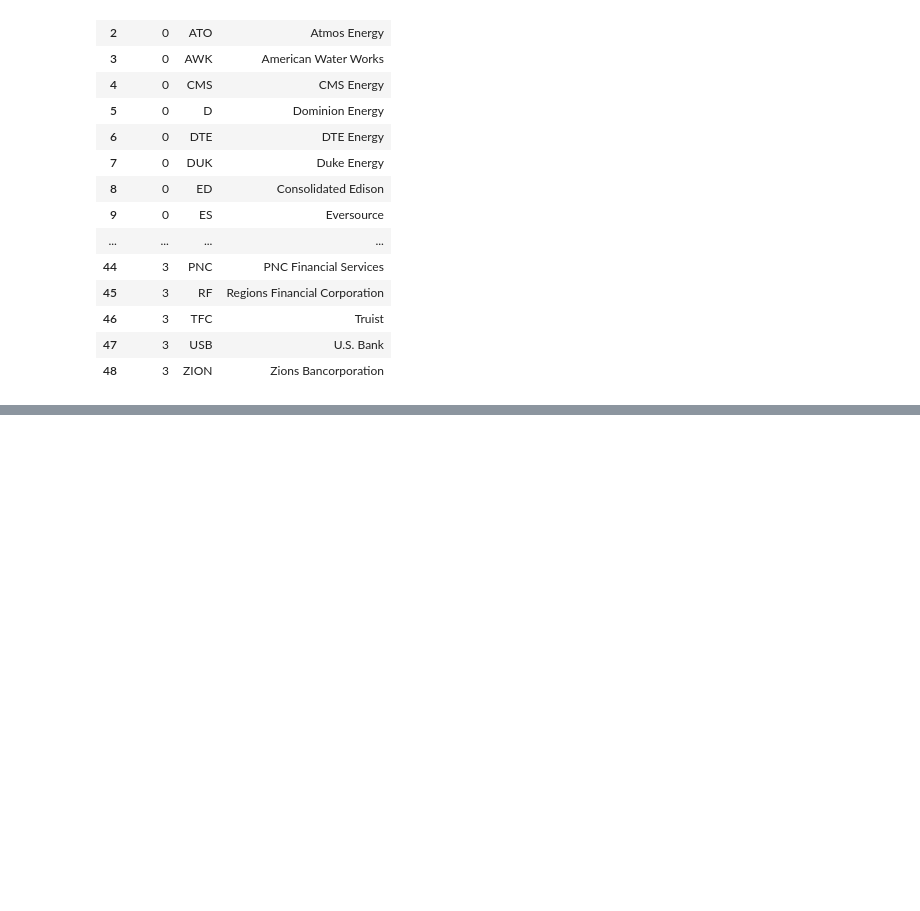
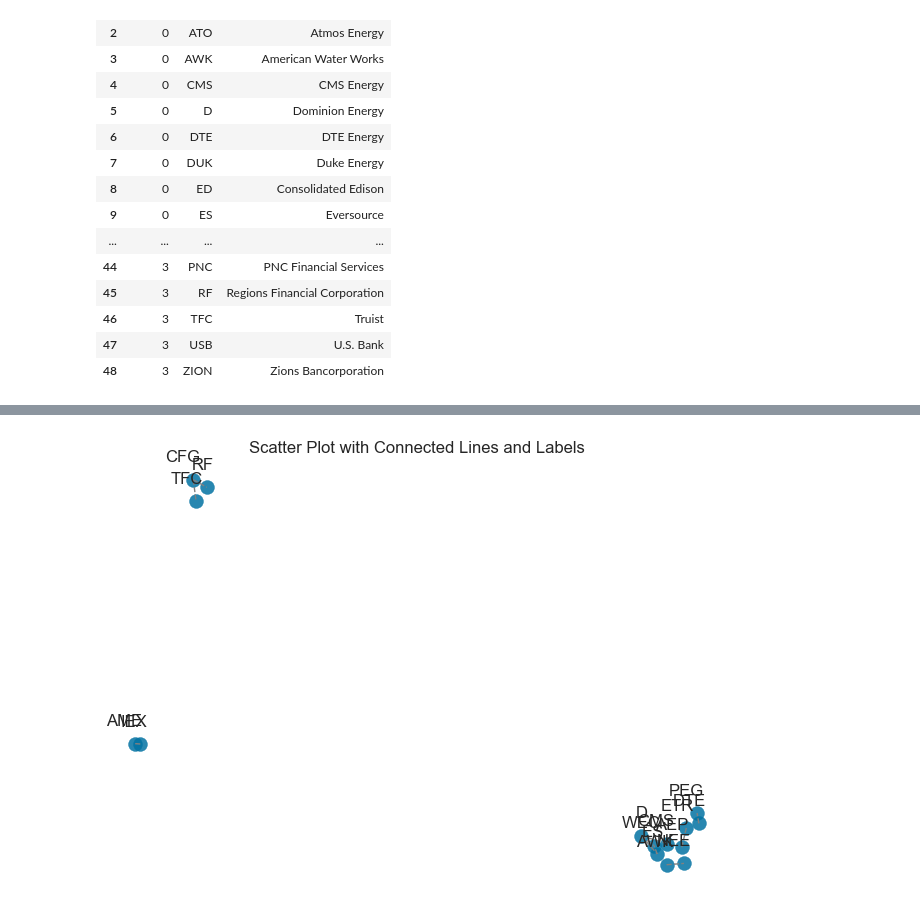
Before and after one commit to dasoaujisi/FDS-Project, a Jupyter notebook: Pair_Selection.ipynb, the cells around one changed output, grey strips where cells are left out. Saved outputs shown, nothing was run; the diff lists cells and outputs as text; code cells hidden in the pictures; blank space fills up the shorter version.

```diff
--- a/Pair_Selection.ipynb
+++ b/Pair_Selection.ipynb
@@ -22,6 +23,7 @@ import requests
 %run -i -e main.ipynb
 # %%
 selected_clusters = pd.DataFrame(DBSCAN_cluster.copy())
+train_data = data.copy()
 selected_clusters
 # %% [output]
 |  | Cluster | Stock | Stock_Name |
@@ -43,4 +45,5 @@ selected_clusters
 | 48 | 3 | ZION | Zions Bancorporation |
 # %%
 selected_clusters.loc[selected_clusters["Cluster"] == 1, "Stock"]
-selected_clusters["Cluster"].unique()
+# Filter the DataFrame based on the tickers in the specified cluster
+selected_data = train_data[selected_clusters["Stock"]]
@@ -49,5 +50,5 @@ array([0, 1, 2, 3], dtype=int64)
 # %%
-corr = selected_clusters.corr()
+corr = selected_data.corr()
 pairs_list = set()
 
 for i in selected_clusters["Cluster"].unique():
@@ -56,10 +57,10 @@ for i in selected_clusters["Cluster"].unique():
         correlation = abs(corr[stock1][stock2])
 
         if correlation > 0.9 and correlation != 1:
-            coint = sm.tsa.coint(selected_clusters[stock1], selected_clusters[stock2])
+            coint = sm.tsa.coint(selected_data[stock1], selected_data[stock2])
 
             # Check if the cointegration test is significant
-            if coint[1] < 0.01:
+            if coint[1] < 0.05:
                 pairs_list.add((stock1, stock2, correlation,1-coint[1]))
 
 sorted_pairs_list = sorted(pairs_list, key=lambda x: x[3]*x[2], reverse=True)
@@ -71,4 +72,5 @@ top_10_pairs = sorted_pairs_list[:10]
 print("Top 10 pairs with highest correlation and cointegration:")
 for pair in top_10_pairs:
     print(pair)
+print("A total of "+str(len(sorted_pairs_list))+" pairs have been found")
 # %% [output]
@@ -135,0 +91,10 @@ for pair in top_10_pairs:
+# %%
+tsne_selected = []
+for x,y in ([row[0],row[1]] for row in top_10_pairs):
+    tsne_selected.append([x,tsne_result[ret_T.index.get_loc(x),0],tsne_result[ret_T.index.get_loc(x),1]])
+    tsne_selected.append([y,tsne_result[ret_T.index.get_loc(y),0],tsne_result[ret_T.index.get_loc(y),1]])
+# Convert the list to a set to get unique elements based on the first element of each sub-list
+tsne_selected = {tuple(row) for row in tsne_selected}
+tsne_selected = list(tsne_selected)
+tsne_selected = pd.DataFrame(tsne_selected, columns =["Stock","x","y"])
+tsne_selected
@@ -135,0 +118,26 @@ for pair in top_10_pairs:
+# %%
+
+# Assuming tsne_selected is your DataFrame
+# Assuming top_10_pairs is your list of pairs
+
+# Scatter plot
+plt.scatter(tsne_selected["x"], tsne_selected["y"], s=100, alpha=0.85, label="Stocks")
+
+# Connect datapoints with lines based on top_10_pairs
+for pair in top_10_pairs:
+    x1, y1 = tsne_selected.loc[tsne_selected["Stock"] == pair[0], ["x", "y"]].values.flatten()
+    x2, y2 = tsne_selected.loc[tsne_selected["Stock"] == pair[1], ["x", "y"]].values.flatten()
+    plt.plot([x1, x2], [y1, y2], color='gray', linestyle='--', linewidth=1)
+
+# Annotate each point with its label
+for index, row in tsne_selected.iterrows():
+    plt.annotate(row["Stock"], (row["x"], row["y"]+1), textcoords="offset points", xytext=(5,5), ha='right')
+
+# Customize the plot as needed
+plt.title('Scatter Plot with Connected Lines and Labels')
+plt.axis("off")
+
+# Show the plot
+plt.show()
+# %% [output]
+[figure, added]
```
Also changed, not shown: parts of 6 cells of this notebook.
